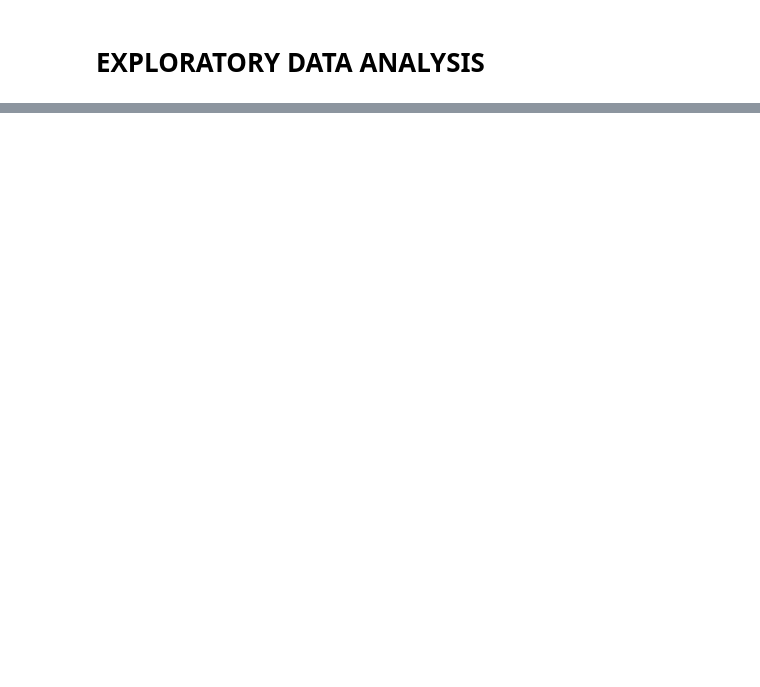
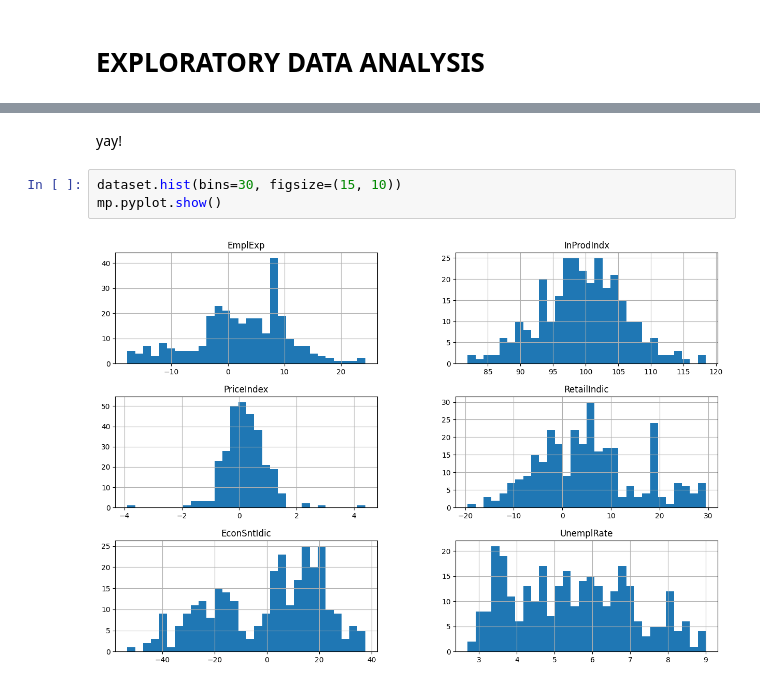
Before and after one commit to luizka00/unemployment_prediction, a Jupyter notebook: notebooks/econometrics_project.ipynb, the cells around one changed output, grey strips where cells are left out. Saved outputs shown, nothing was run; the diff lists cells and outputs as text; blank space fills up the shorter version.

```diff
--- a/notebooks/econometrics_project.ipynb
+++ b/notebooks/econometrics_project.ipynb
@@ -106,0 +182,7 @@ dataset
+# %% [markdown]
+yay!
+# %%
+dataset.hist(bins=30, figsize=(15, 10))
+mp.pyplot.show()
+# %% [output]
+[figure, added]
```
Also changed, not shown: parts of 27 cells of this notebook, 10 other files.
